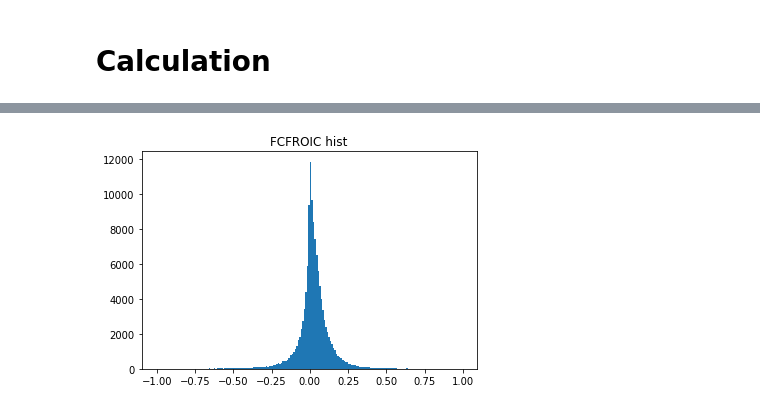
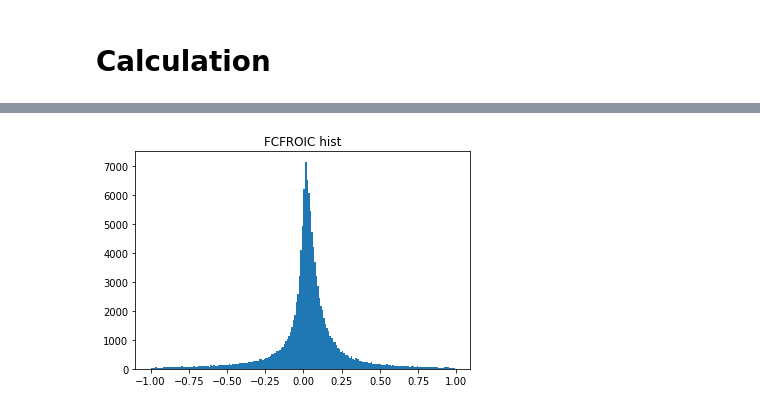
Before and after one commit to Zixin730/heartland_project, a Jupyter notebook: analyze/1_cal_fcfroic.ipynb, the cells around one changed output, grey strips where cells are left out. Drawn from its saved outputs; the diff is of its cells as text; code cells hidden in the pictures.

```diff
--- a/analyze/1_cal_fcfroic.ipynb
+++ b/analyze/1_cal_fcfroic.ipynb
@@ -34,0 +123,5 @@ Index(['Global Company Key', 'Data Date', 'Fiscal Year', 'Fiscal Quarter',
+# %%
+raw['SIC'] = raw['Standard Industry Classification Code'].astype(int)
+raw["FCFROIC_ADJ"] = raw["FCFROIC_cal"].copy()
+raw.loc[(raw['SIC'] >= 6000) & (raw["SIC"] <= 6411), "FCFROIC_ADJ"] = raw.loc[(
+    raw['SIC'] >= 6000) & (raw["SIC"] <= 6411), "ROE"]
@@ -108,9 +226,0 @@ raw
-# %%
-# finance industry: SIC code 6000-6411
-raw['SIC'] = raw['Standard Industry Classification Code'].astype(int)
-raw["FCFROIC_ADJ"] = raw["FCFROIC"].copy()
-raw.loc[(raw['SIC'] >= 6000) & (raw["SIC"] <= 6411), "FCFROIC_ADJ"] = raw.loc[(
-    raw['SIC'] >= 6000) & (raw["SIC"] <= 6411), "ROE"]
-# %%
-raw[(raw['SIC'] >= 6000) & (raw["SIC"] <= 6411)].loc[:, "FCFROIC_ADJ"] = raw[(
-    raw['SIC'] >= 6000) & (raw["SIC"] <= 6411)].loc[:, "ROE"]
@@ -188,32 +228,26 @@ raw[["Global Company Key", "Data Date",
 grouped = raw.groupby('Global Company Key')
 FCFROIC_ADJ = pd.DataFrame(columns=["Global Company Key", "Data Date",
                                     "Fiscal Year", "Fiscal Quarter", 'Ticker Symbol', "FCFROIC",
-                                    "ROA", "ROE", "FCFROIC_", "FCFROIC_ADJ", "avg_fcfroic"])
+                                    "ROA", "ROE", "FCFROIC_cal", "avg_fcfroic", "avg_fcfroic_expanding"])
+ls = []
 for group in grouped:
     group = group[1].iloc[1:][["Global Company Key", "Data Date",
-                               "Fiscal Year", "Fiscal Quarter", 'Ticker Symbol', "FCFROIC",
-                               "ROA", "ROE", "FCFROIC_ADJ"]].copy()
-    # clean = rmv_outliner(group[["FCFROIC"]])
-    # remove outliners
-    # clean.columns = ["filtered"]
-    # group = group.merge(clean, left_index=True, right_index=True, how="left")
-    # 10y average
-    group["avg_fcfroic1"] = group[["FCFROIC"]].rolling(
+                               "Fiscal Year", "Fiscal Quarter", 'Ticker Symbol', "FCFROIC_cal"]].copy()
+    group["avg_fcfroic"] = group[["FCFROIC_cal"]].rolling(
         40).mean().fillna(method="ffill")
-    group["avg_fcfroic_expanding1"] = group[["FCFROIC"]].expanding(
+    group["avg_fcfroic_expanding"] = group[["FCFROIC_cal"]].expanding(
         40).mean().fillna(method="ffill")
-    group["avg_fcfroic"] = group[["FCFROIC_ADJ"]].rolling(40).mean().fillna(method="ffill")
-    group["avg_fcfroic_expanding"] = group[["FCFROIC_ADJ"]].expanding(
-        40).mean().fillna(method="ffill")
-    FCFROIC_ADJ = FCFROIC_ADJ.append(group, ignore_index=True)
+    ls.append(group)
+    # FCFROIC_ADJ = FCFROIC_ADJ.append(group, ignore_index=True)
+FCFROIC_ADJ = pd.concat(ls, ignore_index=True)
 # %%
-num = FCFROIC_ADJ["FCFROIC_ADJ"]
+num = FCFROIC_ADJ["FCFROIC_cal"]
 plt.hist(num, bins=np.arange(-1, 1, 0.01))
 plt.title("FCFROIC hist")
 plt.savefig("../plot/FCFROIC hist.png")
 plt.show()
 # %% [output]
-[figure, old version]
+[figure, new version]
 # %%
 num = FCFROIC_ADJ["avg_fcfroic"]
 plt.hist(num, bins=np.arange(-0.5, 0.5, 0.01))
```
Also changed, not shown: parts of 30 cells of this notebook.
